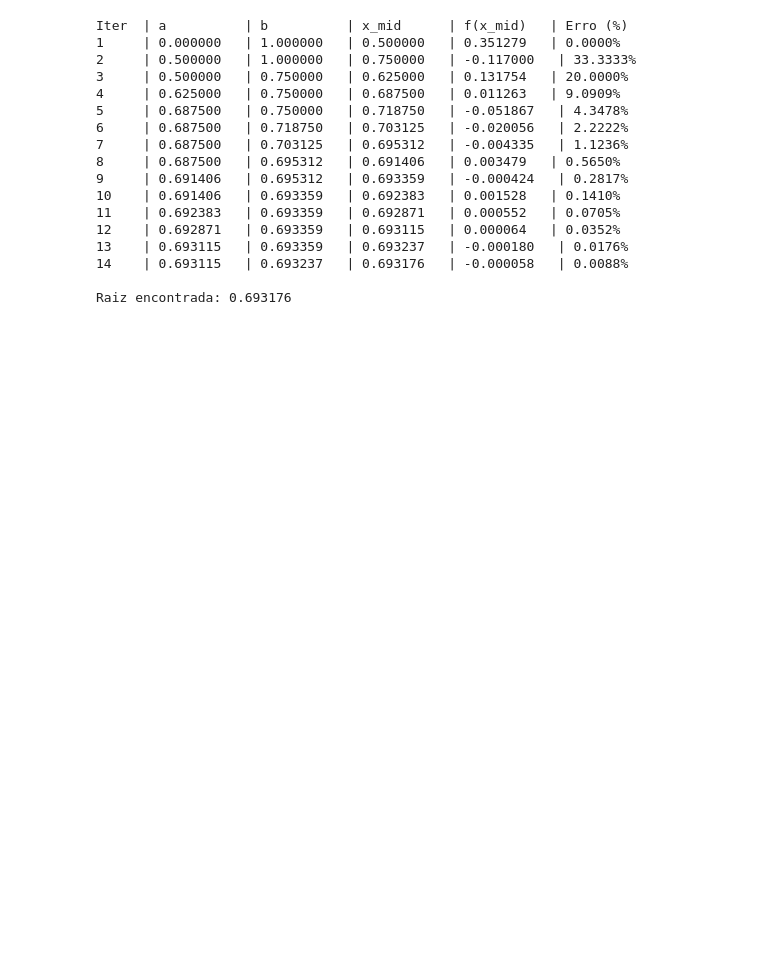
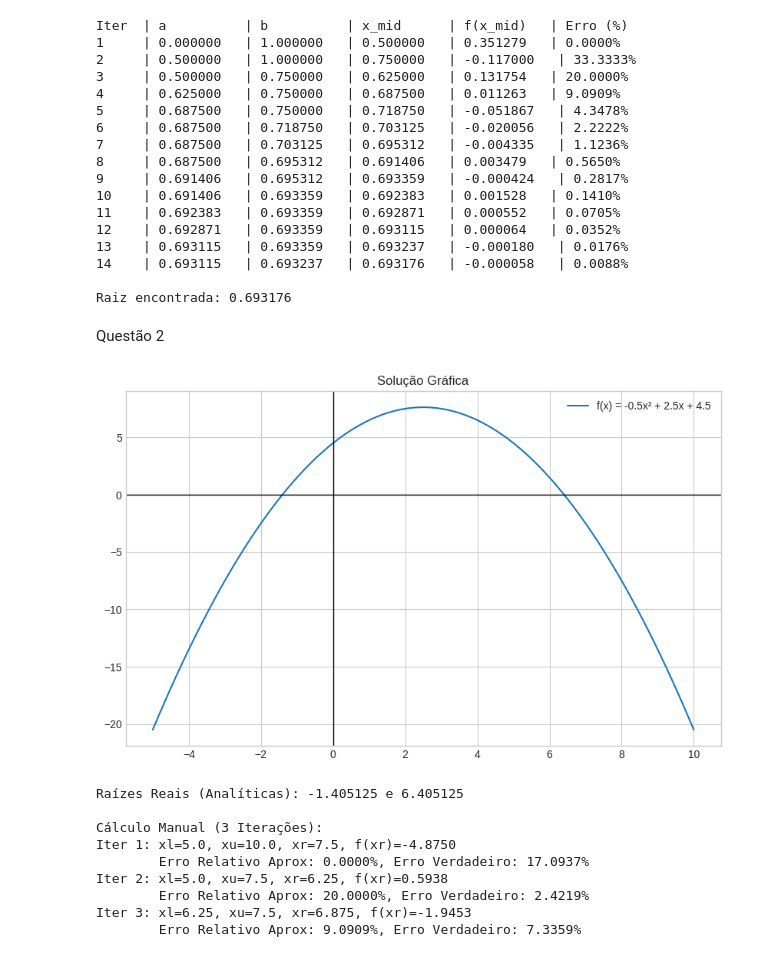
Before and after one commit to arthur-siqueira/metodos-numericos, a Jupyter notebook: metodos_bissecao.ipynb, the cells around one changed output. Saved outputs shown, nothing was run; the diff lists cells and outputs as text; code cells hidden in the pictures; blank space fills up the shorter version.

```diff
--- a/metodos_bissecao.ipynb
+++ b/metodos_bissecao.ipynb
@@ -74,3 +71,71 @@ Iter  | a          | b          | x_mid      | f(x_mid)   | Erro (%)
 14    | 0.693115   | 0.693237   | 0.693176   | -0.000058   | 0.0088%
 
 Raiz encontrada: 0.693176
+# %% [markdown]
+Questão 2
+# %%
+# Definição da função
+def f2(x):
+    return -0.5 * x**2 + 2.5 * x + 4.5
+
+# ITEM A
+x = np.linspace(-5, 10, 100)
+y = f2(x)
+
+plt.figure(figsize=(10, 6))
+plt.plot(x, y, label='f(x) = -0.5x² + 2.5x + 4.5')
+plt.axhline(0, color='black', linewidth=1) # Eixo X
+plt.axvline(0, color='black', linewidth=1) # Eixo Y
+plt.title('Solução Gráfica')
+plt.grid(True)
+plt.legend()
+plt.show()
+
+# ITEM B
+# ax^2 + bx + c = 0
+a, b, c = -0.5, 2.5, 4.5
+delta = b**2 - 4*a*c
+raiz_real_1 = (-b + np.sqrt(delta)) / (2*a)
+raiz_real_2 = (-b - np.sqrt(delta)) / (2*a)
+
+print(f"Raízes Reais (Analíticas): {raiz_real_1:.6f} e {raiz_real_2:.6f}")
+maior_raiz_real = max(raiz_real_1, raiz_real_2)
+
+# ITEM C
+# Intervalo [5, 10]
+xl, xu = 5.0, 10.0
+iteracoes_q2 = []
+
+print("\nCálculo Manual (3 Iterações):")
+x_old = None
+
+for i in range(3):
+    xr = (xl + xu) / 2
+    f_xl = f2(xl)
+    f_xr = f2(xr)
+
+    # Erro relativo aproximado
+    ea = np.abs((xr - x_old)/xr) * 100 if x_old is not None else 0
+    # Erro verdadeiro
+    et = np.abs((maior_raiz_real - xr)/maior_raiz_real) * 100
+
+    print(f"Iter {i+1}: xl={xl}, xu={xu}, xr={xr}, f(xr)={f_xr:.4f}")
+    print(f"        Erro Relativo Aprox: {ea:.4f}%, Erro Verdadeiro: {et:.4f}%")
+
+    if f_xl * f_xr < 0:
+        xu = xr
+    else:
+        xl = xr
+
+    x_old = xr
+# %% [output]
+[figure, added]
+Raízes Reais (Analíticas): -1.405125 e 6.405125
+
+Cálculo Manual (3 Iterações):
+Iter 1: xl=5.0, xu=10.0, xr=7.5, f(xr)=-4.8750
+        Erro Relativo Aprox: 0.0000%, Erro Verdadeiro: 17.0937%
+Iter 2: xl=5.0, xu=7.5, xr=6.25, f(xr)=0.5938
+        Erro Relativo Aprox: 20.0000%, Erro Verdadeiro: 2.4219%
+Iter 3: xl=6.25, xu=7.5, xr=6.875, f(xr)=-1.9453
+        Erro Relativo Aprox: 9.0909%, Erro Verdadeiro: 7.3359%
```
Also changed, not shown: parts of 8 cells of this notebook.
